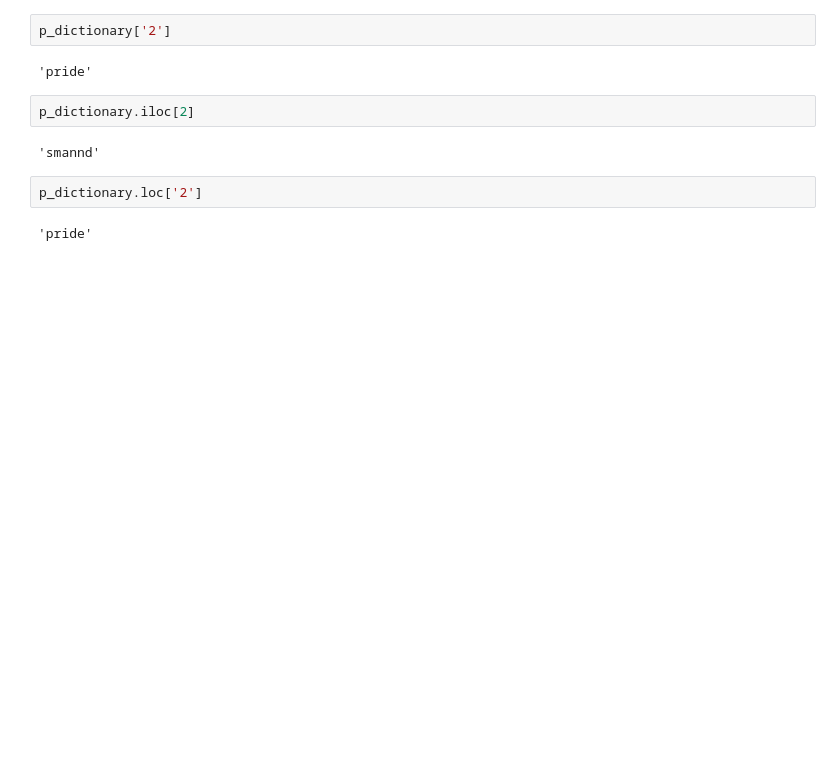
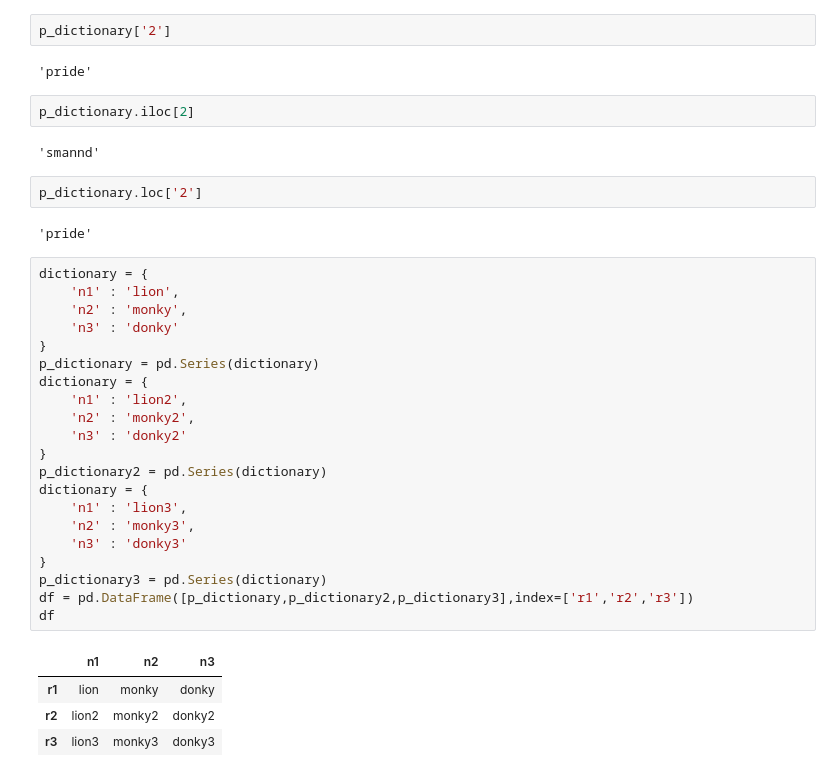
Before and after one commit to Iliya-Askari/Data-Science-Practice, a Jupyter notebook: pandas/pandas-1.ipynb, the cells around one changed output. Saved outputs shown, nothing was run; the diff lists cells and outputs as text; blank space fills up the shorter version.

```diff
--- a/pandas/pandas-1.ipynb
+++ b/pandas/pandas-1.ipynb
@@ -106,3 +106,29 @@ p_dictionary.iloc[2]
 p_dictionary.loc['2']
 # %% [output]
 'pride'
+# %%
+dictionary = {
+    'n1' : 'lion',
+    'n2' : 'monky',
+    'n3' : 'donky'
+}
+p_dictionary = pd.Series(dictionary)
+dictionary = {
+    'n1' : 'lion2',
+    'n2' : 'monky2',
+    'n3' : 'donky2'
+}
+p_dictionary2 = pd.Series(dictionary)
+dictionary = {
+    'n1' : 'lion3',
+    'n2' : 'monky3',
+    'n3' : 'donky3'
+}
+p_dictionary3 = pd.Series(dictionary)
+df = pd.DataFrame([p_dictionary,p_dictionary2,p_dictionary3],index=['r1','r2','r3'])
+df
+# %% [output]
+|  | n1 | n2 | n3 |
+| r1 | lion | monky | donky |
+| r2 | lion2 | monky2 | donky2 |
+| r3 | lion3 | monky3 | donky3 |
```
Also changed, not shown: parts of 19 cells of this notebook.
